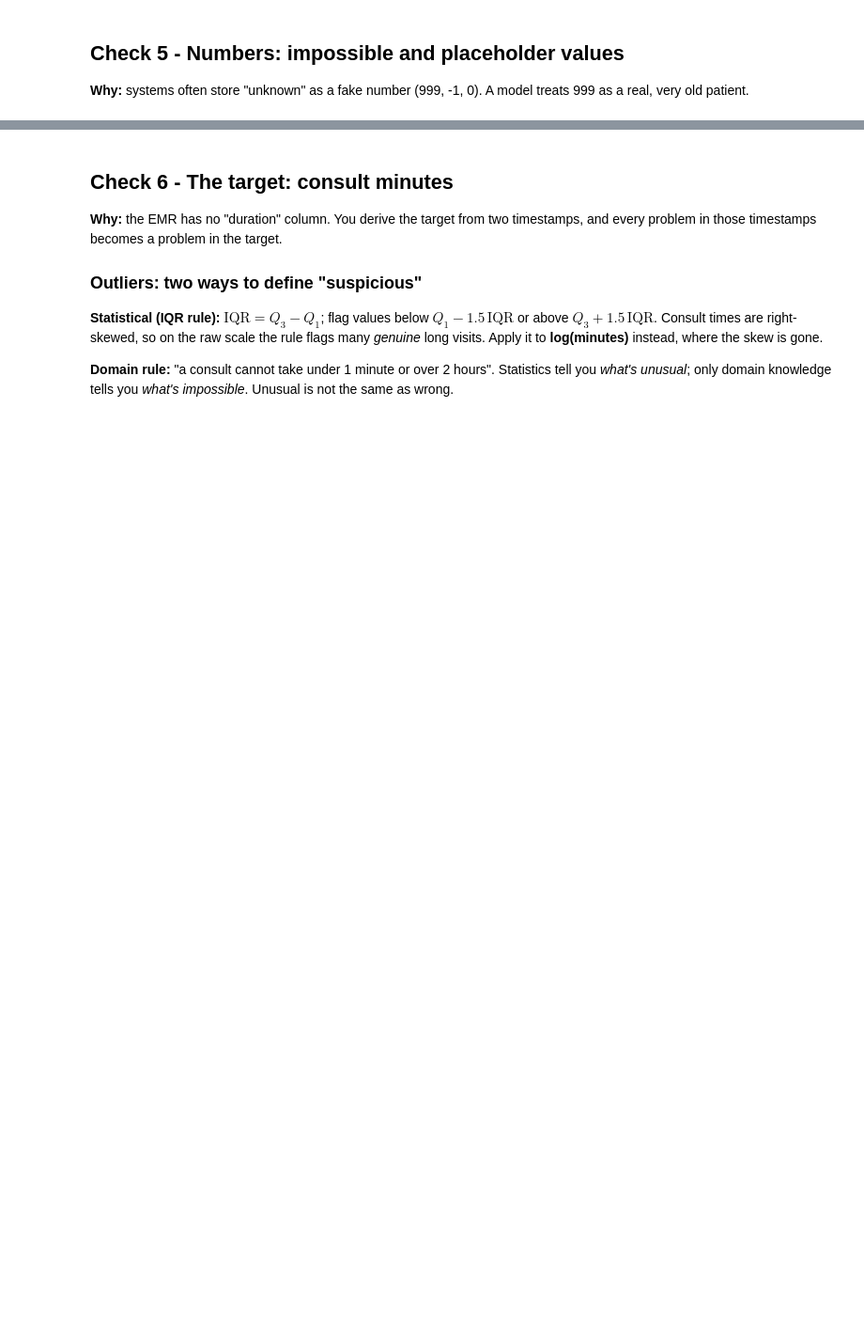
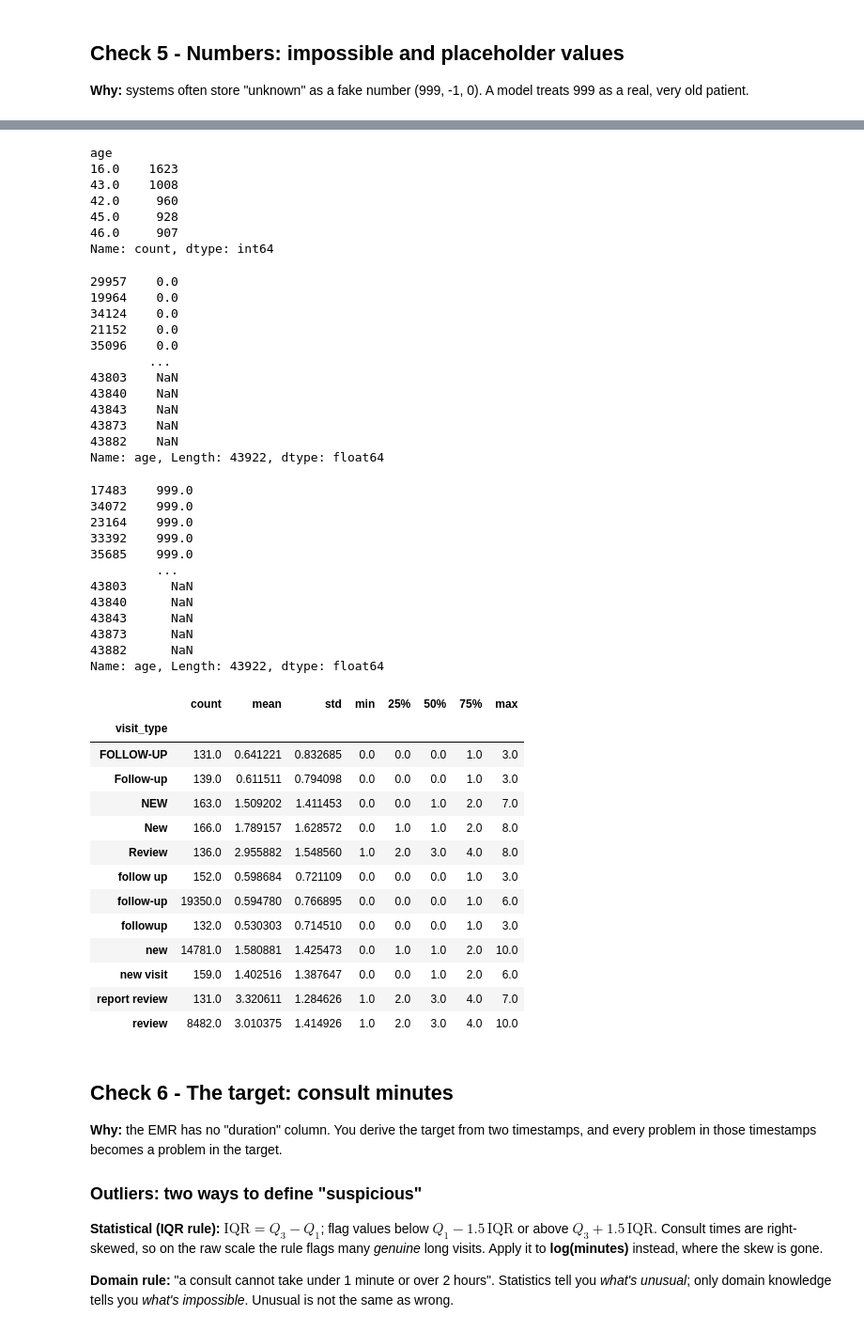
Before and after one commit to rocksolid911/slot-pred-using-lightGBM-XGBoost, a Jupyter notebook: notebooks/A03_eda.ipynb, the cells around one changed output, grey strips where cells are left out. Shown at 94% size. Cells and saved outputs as stored; diff of their text form; code cells hidden in the pictures; blank space fills up the shorter version.

```diff
--- a/notebooks/A03_eda.ipynb
+++ b/notebooks/A03_eda.ipynb
@@ -87,5 +332,11 @@ raw.dtypes
 # %%
 # TODO(you):
 # 1. raw.describe() for the numeric columns. Anything impossible?
+display(raw.describe())
 # 2. Look at the most common values and the extremes of age.      hint: .value_counts().head(), .sort_values()
+display(raw["age"].value_counts().head())
+display(raw["age"].sort_values())
+display(raw["age"].sort_values(ascending=False))
 # 3. Is prior_reports sensible for every visit type?               hint: groupby visit_type, describe
+display(raw.groupby("visit_type")["prior_reports"].describe())
+# %% [output]
@@ -92,3 +352,48 @@ raw.dtypes
+age
+16.0    1623
+43.0    1008
+42.0     960
+45.0     928
+46.0     907
+Name: count, dtype: int64
+29957    0.0
+19964    0.0
+34124    0.0
+21152    0.0
+35096    0.0
+        ...
+43803    NaN
+43840    NaN
+43843    NaN
+43873    NaN
+43882    NaN
+Name: age, Length: 43922, dtype: float64
+17483    999.0
+34072    999.0
+23164    999.0
+33392    999.0
+35685    999.0
+         ...
+43803      NaN
+43840      NaN
+43843      NaN
+43873      NaN
+43882      NaN
+Name: age, Length: 43922, dtype: float64
+|  | count | mean | std | min | 25% | 50% | 75% | max |
+| visit_type |  |  |  |  |  |  |  |  |
+| FOLLOW-UP | 131.0 | 0.641221 | 0.832685 | 0.0 | 0.0 | 0.0 | 1.0 | 3.0 |
+| Follow-up | 139.0 | 0.611511 | 0.794098 | 0.0 | 0.0 | 0.0 | 1.0 | 3.0 |
+| NEW | 163.0 | 1.509202 | 1.411453 | 0.0 | 0.0 | 1.0 | 2.0 | 7.0 |
+| New | 166.0 | 1.789157 | 1.628572 | 0.0 | 1.0 | 1.0 | 2.0 | 8.0 |
+| Review | 136.0 | 2.955882 | 1.548560 | 1.0 | 2.0 | 3.0 | 4.0 | 8.0 |
+| follow up | 152.0 | 0.598684 | 0.721109 | 0.0 | 0.0 | 0.0 | 1.0 | 3.0 |
+| follow-up | 19350.0 | 0.594780 | 0.766895 | 0.0 | 0.0 | 0.0 | 1.0 | 6.0 |
+| followup | 132.0 | 0.530303 | 0.714510 | 0.0 | 0.0 | 0.0 | 1.0 | 3.0 |
+| new | 14781.0 | 1.580881 | 1.425473 | 0.0 | 1.0 | 1.0 | 2.0 | 10.0 |
+| new visit | 159.0 | 1.402516 | 1.387647 | 0.0 | 0.0 | 1.0 | 2.0 | 6.0 |
+| report review | 131.0 | 3.320611 | 1.284626 | 1.0 | 2.0 | 3.0 | 4.0 | 7.0 |
+| review | 8482.0 | 3.010375 | 1.414926 | 1.0 | 2.0 | 3.0 | 4.0 | 10.0 |
 # %% [markdown]
 ## Check 6 - The target: consult minutes
 
```
Also changed, not shown: parts of 21 cells of this notebook, 11 other files.
